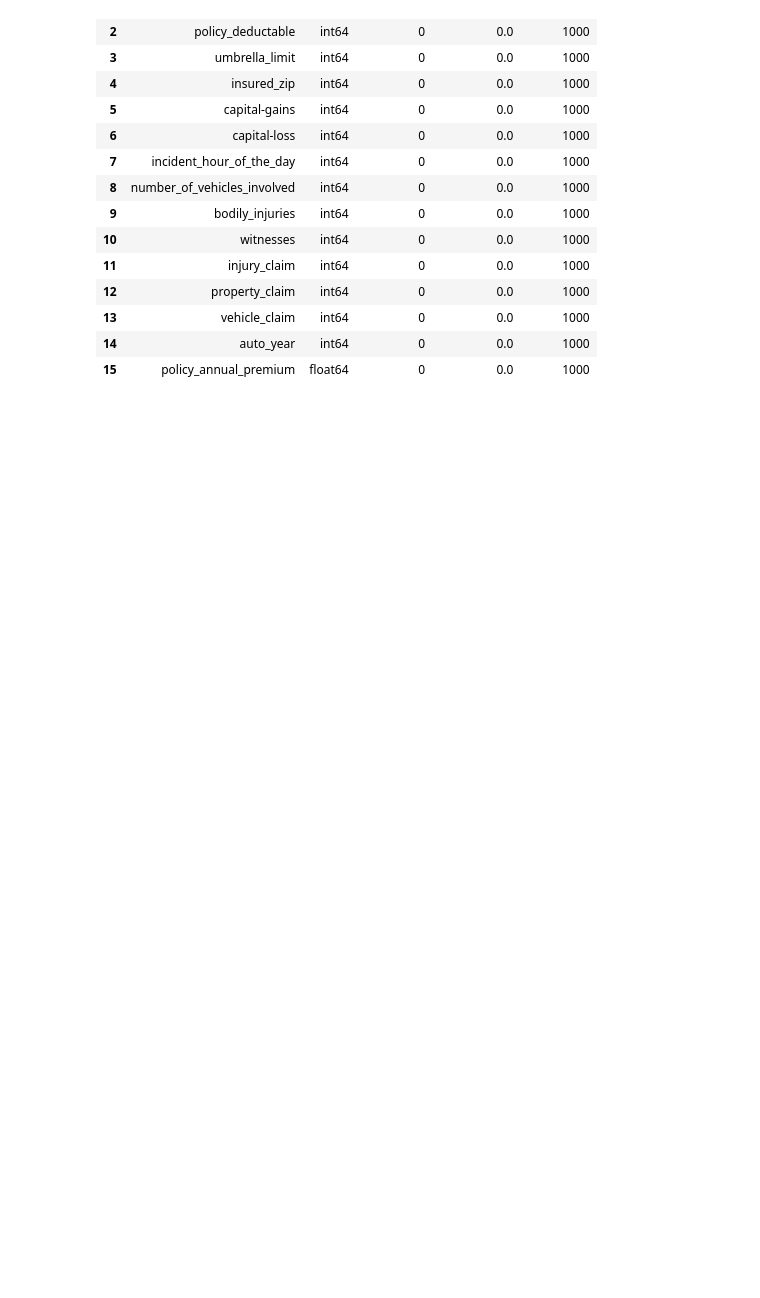
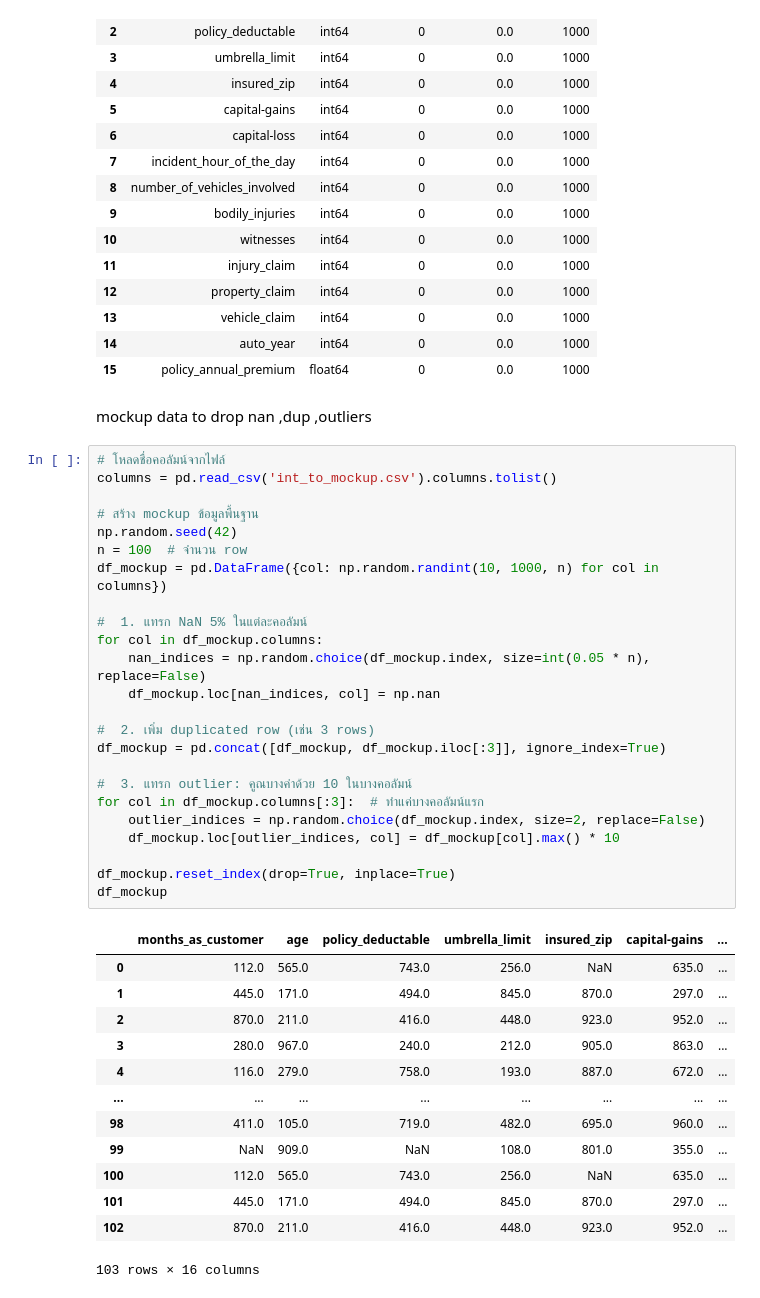
Before and after one commit to inkkuli/fraud_Insurance, a Jupyter notebook: fraud.ipynb, the cells around one changed output. Saved outputs shown, nothing was run; the diff lists cells and outputs as text; blank space fills up the shorter version.

Commit message:
create_mockupdata

```diff
--- a/fraud.ipynb
+++ b/fraud.ipynb
@@ -364,3 +365,43 @@ summary
 | 13 | vehicle_claim | int64 | 0 | 0.0 | 1000 |
 | 14 | auto_year | int64 | 0 | 0.0 | 1000 |
 | 15 | policy_annual_premium | float64 | 0 | 0.0 | 1000 |
+# %% [markdown]
+mockup data to drop nan ,dup ,outliers
+# %%
+# โหลดชื่อคอลัมน์จากไฟล์
+columns = pd.read_csv('int_to_mockup.csv').columns.tolist()
+
+# สร้าง mockup ข้อมูลพื้นฐาน
+np.random.seed(42)
+n = 100  # จำนวน row
+df_mockup = pd.DataFrame({col: np.random.randint(10, 1000, n) for col in columns})
+
+#  1. แทรก NaN 5% ในแต่ละคอลัมน์
+for col in df_mockup.columns:
+    nan_indices = np.random.choice(df_mockup.index, size=int(0.05 * n), replace=False)
+    df_mockup.loc[nan_indices, col] = np.nan
+
+#  2. เพิ่ม duplicated row (เช่น 3 rows)
+df_mockup = pd.concat([df_mockup, df_mockup.iloc[:3]], ignore_index=True)
+
+#  3. แทรก outlier: คูณบางค่าด้วย 10 ในบางคอลัมน์
+for col in df_mockup.columns[:3]:  # ทำแค่บางคอลัมน์แรก
+    outlier_indices = np.random.choice(df_mockup.index, size=2, replace=False)
+    df_mockup.loc[outlier_indices, col] = df_mockup[col].max() * 10
+
+df_mockup.reset_index(drop=True, inplace=True)
+df_mockup
+# %% [output]
+|  | months_as_customer | age | policy_deductable | umbrella_limit | insured_zip | capital-gains | ... |
+| 0 | 112.0 | 565.0 | 743.0 | 256.0 | NaN | 635.0 | ... |
+| 1 | 445.0 | 171.0 | 494.0 | 845.0 | 870.0 | 297.0 | ... |
+| 2 | 870.0 | 211.0 | 416.0 | 448.0 | 923.0 | 952.0 | ... |
+| 3 | 280.0 | 967.0 | 240.0 | 212.0 | 905.0 | 863.0 | ... |
+| 4 | 116.0 | 279.0 | 758.0 | 193.0 | 887.0 | 672.0 | ... |
+| ... | ... | ... | ... | ... | ... | ... | ... |
+| 98 | 411.0 | 105.0 | 719.0 | 482.0 | 695.0 | 960.0 | ... |
+| 99 | NaN | 909.0 | NaN | 108.0 | 801.0 | 355.0 | ... |
+| 100 | 112.0 | 565.0 | 743.0 | 256.0 | NaN | 635.0 | ... |
+| 101 | 445.0 | 171.0 | 494.0 | 845.0 | 870.0 | 297.0 | ... |
+| 102 | 870.0 | 211.0 | 416.0 | 448.0 | 923.0 | 952.0 | ... |
+103 rows × 16 columns
```
Also changed, not shown: parts of 4 cells of this notebook, 1 other file.
